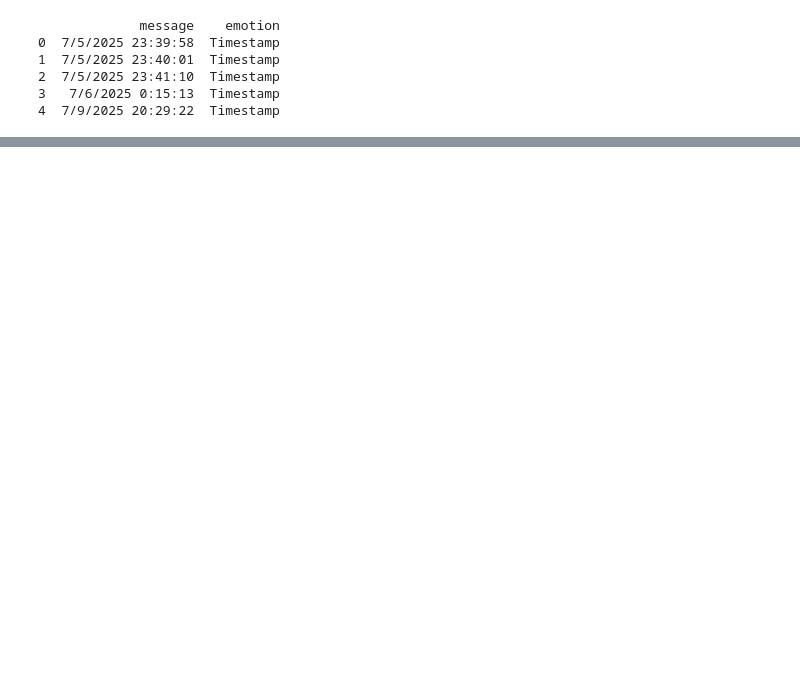
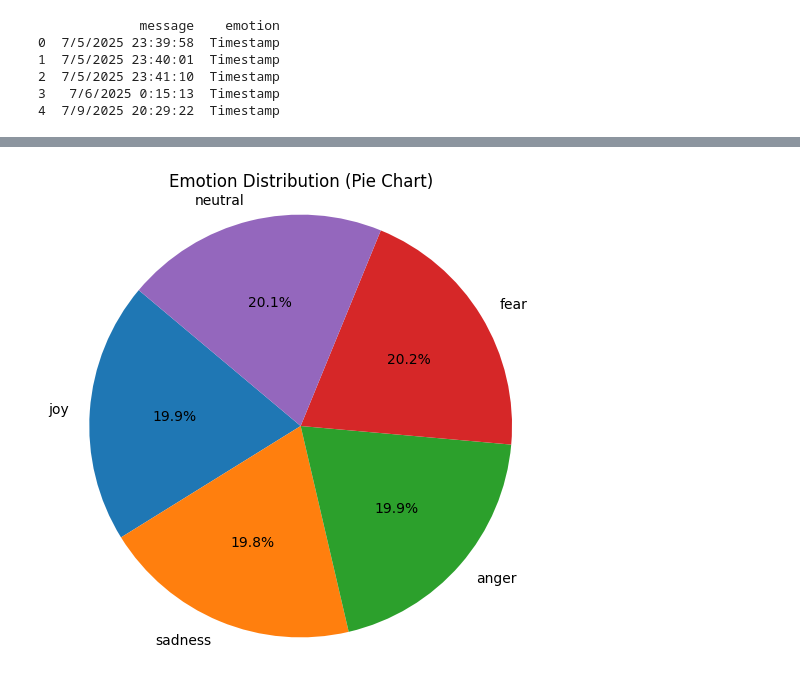
Before and after one commit to FasnaHaleem/emotion-detection-project, a Jupyter notebook: EmotionDetection.ipynb, the cells around one changed output, grey strips where cells are left out. Drawn from its saved outputs; the diff is of its cells as text; code cells hidden in the pictures; blank space fills up the shorter version.

```diff
--- a/EmotionDetection.ipynb
+++ b/EmotionDetection.ipynb
@@ -100,0 +595,21 @@ Saved file to: C:\Users\Shimra\Documents\EmotionDetection\student_emotions_clean
+# %%
+import pandas as pd
+from pathlib import Path
+import matplotlib.pyplot as plt
+import seaborn as sns
+
+# Load final dataset
+file_path = Path.home() / "Desktop" / "EmotionDetection" / "FinalCleaned" / "student_emotions_with_labels.csv"
+df = pd.read_csv(file_path)
+# %%
+# Count each emotion
+label_counts = df['label'].value_counts().sort_index()
+labels = ['joy', 'sadness', 'anger', 'fear', 'neutral']
+
+plt.figure(figsize=(6, 6))
+plt.pie(label_counts, labels=labels, autopct='%1.1f%%', startangle=140)
+plt.title("Emotion Distribution (Pie Chart)")
+plt.axis('equal')
+plt.show()
+# %% [output]
+[figure, added]
```
Also changed, not shown: parts of 32 cells of this notebook, 1 other file.
